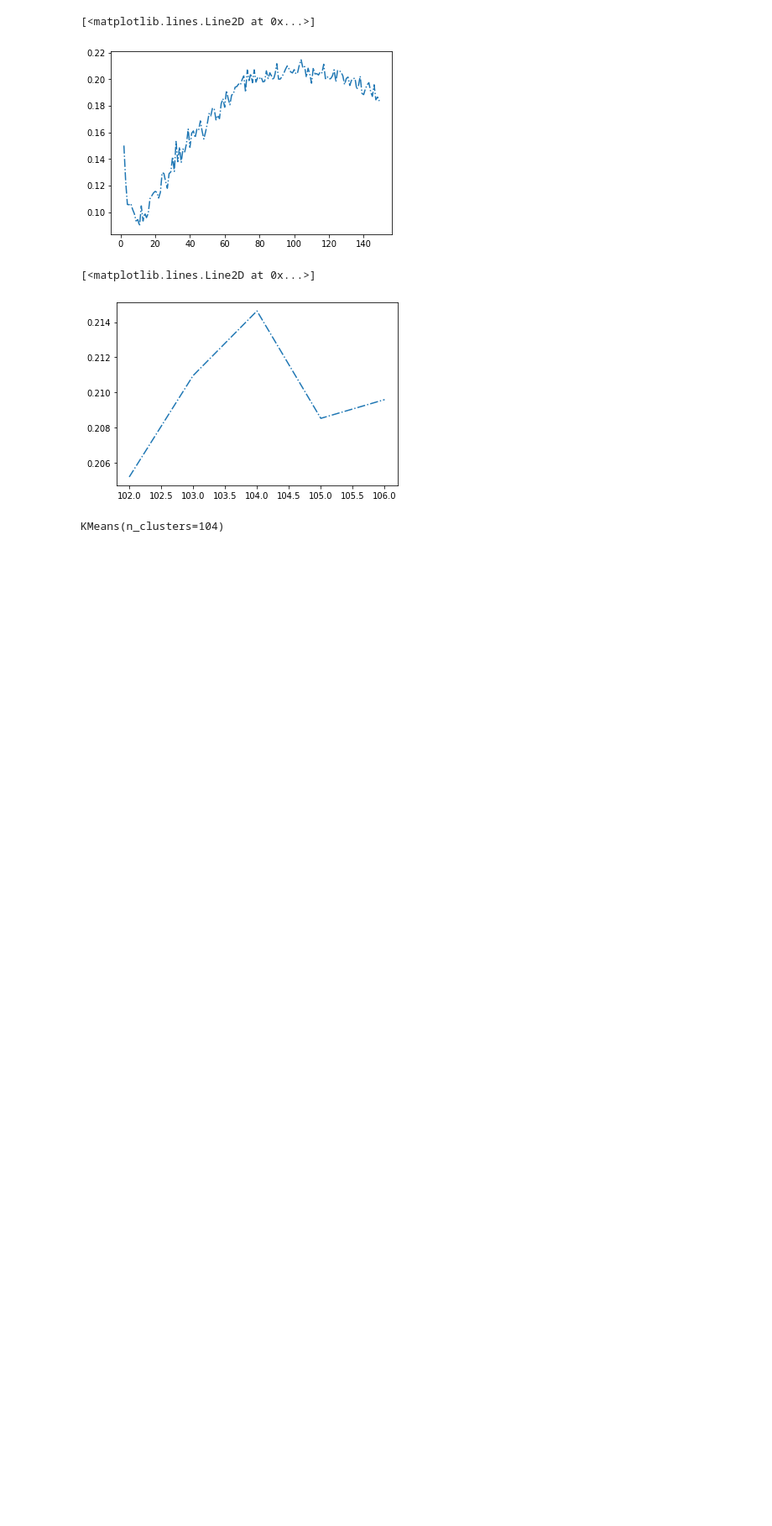
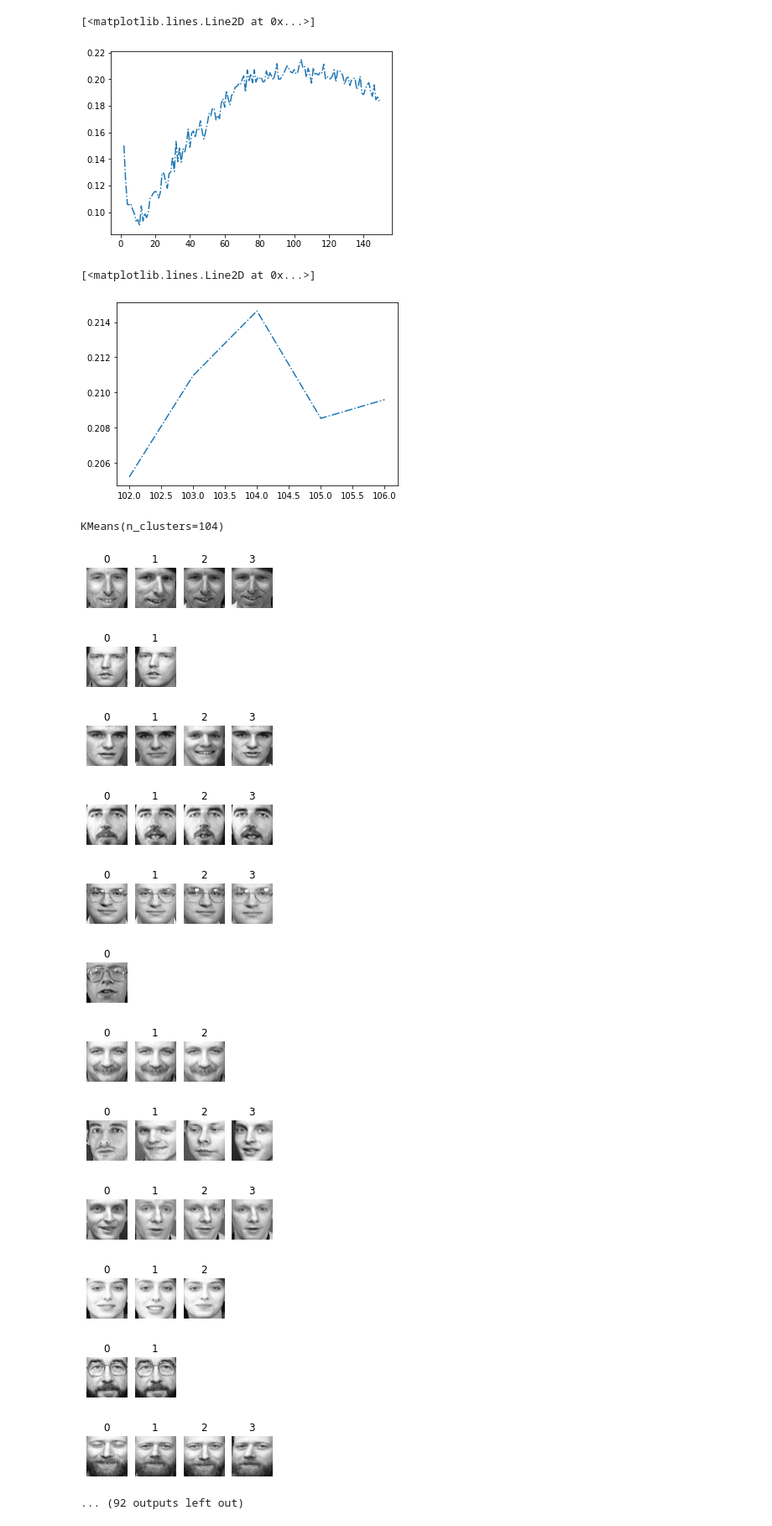
Before and after one commit to naelxd/handsonml-solutions, a Jupyter notebook: 10-unsupervised_learning/unsupervised_learning.ipynb, the cells around one changed output. Shown at 84% size. Saved outputs shown, nothing was run; the diff lists cells and outputs as text; code cells hidden in the pictures; blank space fills up the shorter version.

```diff
--- a/10-unsupervised_learning/unsupervised_learning.ipynb
+++ b/10-unsupervised_learning/unsupervised_learning.ipynb
@@ -82,3 +85,31 @@ kmeans = KMeans(n_clusters=104)
 kmeans.fit(X_train)
 # %% [output]
 KMeans(n_clusters=104)
+# %%
+def plot_faces(faces, n_cols=5):
+    faces = faces.reshape(-1, 64, 64)
+    n_rows = (len(faces) - 1) // n_cols + 1
+    plt.figure(figsize=(n_cols, n_rows * 1.1))
+    for index, face in enumerate(faces):
+        plt.subplot(n_rows, n_cols, index + 1)
+        plt.imshow(face, cmap="gray")
+        plt.title(index)
+        plt.axis("off")
+    plt.show()
+# %%
+for label in np.unique(kmeans.labels_):
+    plot_faces(X_train[kmeans.labels_ == label])
+# %% [output]
+[figure, added]
+[figure, added]
+[figure, added]
+[figure, added]
+[figure, added]
+[figure, added]
+[figure, added]
+[figure, added]
+[figure, added]
+[figure, added]
+[figure, added]
+[figure, added]
+... (92 outputs left out)
```
Also changed, not shown: parts of 15 cells of this notebook.
